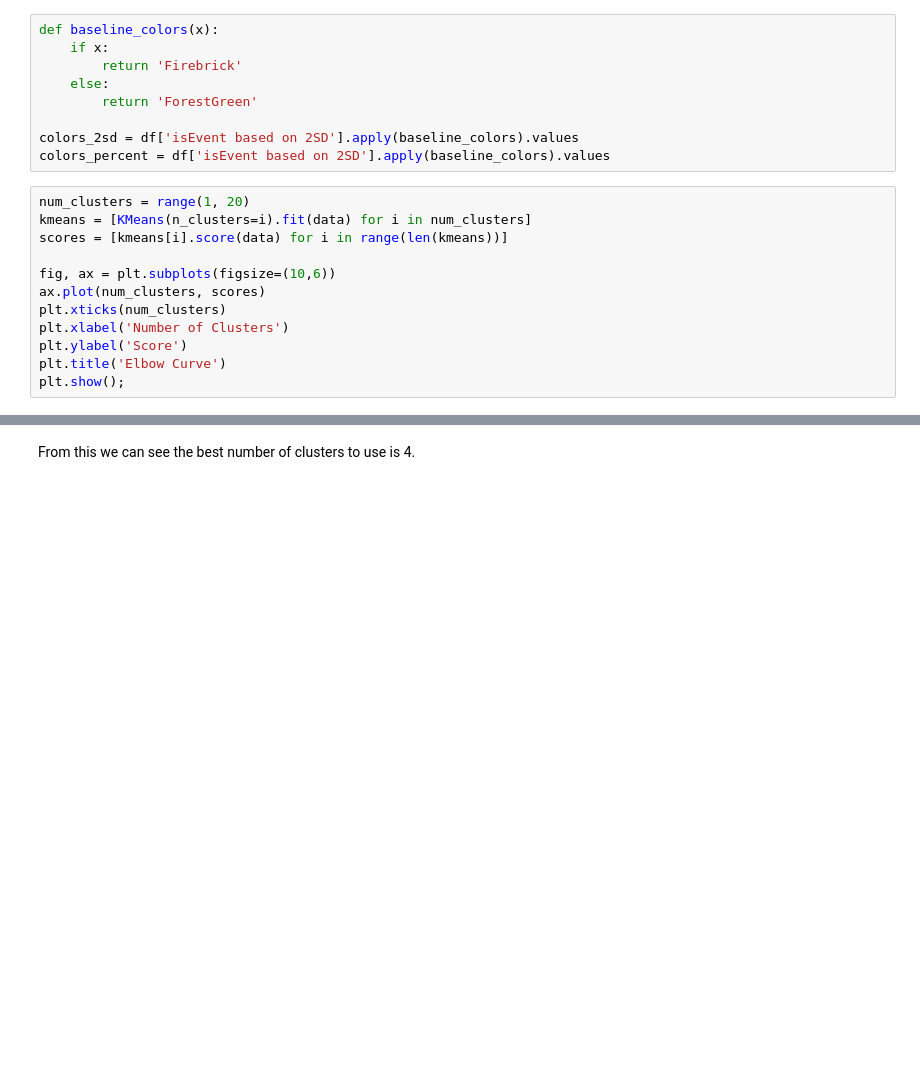
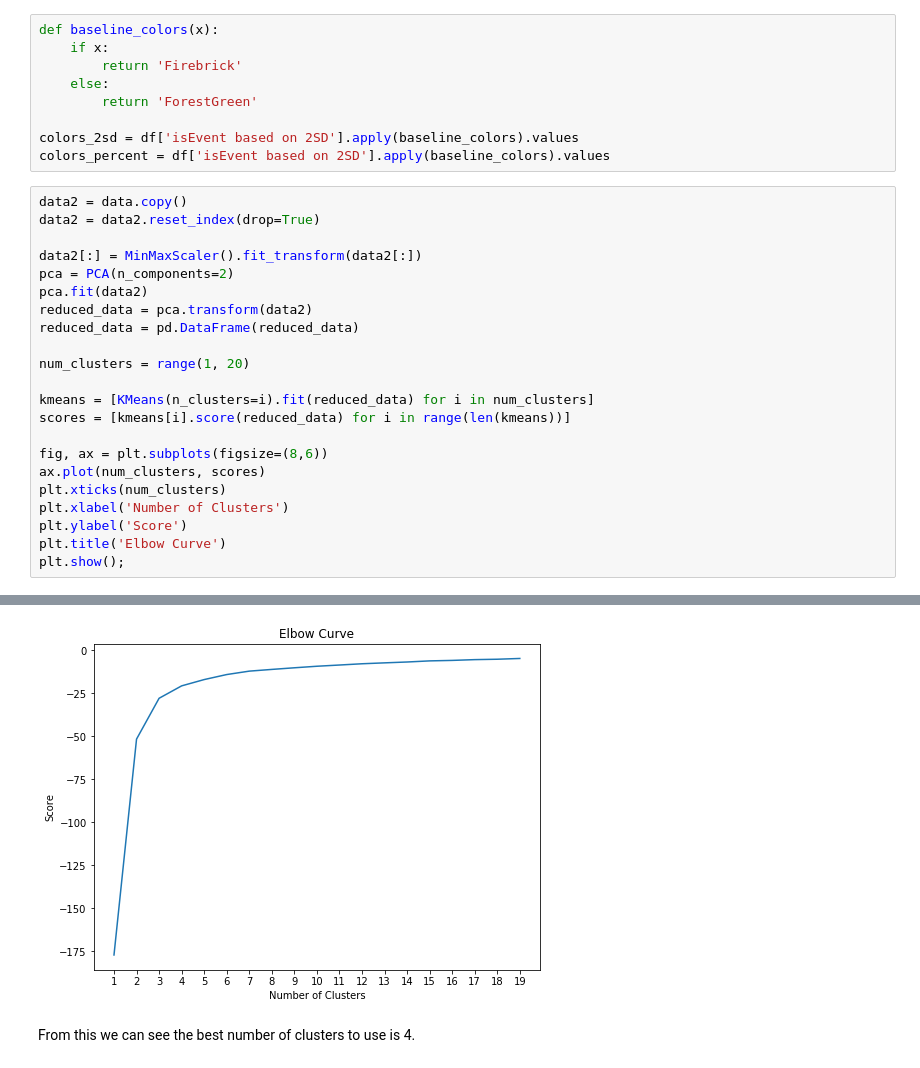
Before and after one commit to anish-saha/EventDetection-Paradigm01, a Jupyter notebook: KMeans.ipynb, the cells around one changed output, grey strips where cells are left out. Cells and saved outputs as stored; diff of their text form; blank space fills up the shorter version.

```diff
--- a/KMeans.ipynb
+++ b/KMeans.ipynb
@@ -94,11 +94,21 @@ def baseline_colors(x):
 colors_2sd = df['isEvent based on 2SD'].apply(baseline_colors).values
 colors_percent = df['isEvent based on 2SD'].apply(baseline_colors).values
 # %%
+data2 = data.copy()
+data2 = data2.reset_index(drop=True)
+
+data2[:] = MinMaxScaler().fit_transform(data2[:])
+pca = PCA(n_components=2)
+pca.fit(data2)
+reduced_data = pca.transform(data2)
+reduced_data = pd.DataFrame(reduced_data)
+
 num_clusters = range(1, 20)
-kmeans = [KMeans(n_clusters=i).fit(data) for i in num_clusters]
-scores = [kmeans[i].score(data) for i in range(len(kmeans))]
 
-fig, ax = plt.subplots(figsize=(10,6))
+kmeans = [KMeans(n_clusters=i).fit(reduced_data) for i in num_clusters]
+scores = [kmeans[i].score(reduced_data) for i in range(len(kmeans))]
+
+fig, ax = plt.subplots(figsize=(8,6))
 ax.plot(num_clusters, scores)
 plt.xticks(num_clusters)
 plt.xlabel('Number of Clusters')
@@ -111,2 +119,3 @@ plt.show();
+[figure, added]
 # %% [markdown]
 From this we can see the best number of clusters to use is 4.
```
Also changed, not shown: parts of 9 cells of this notebook.
